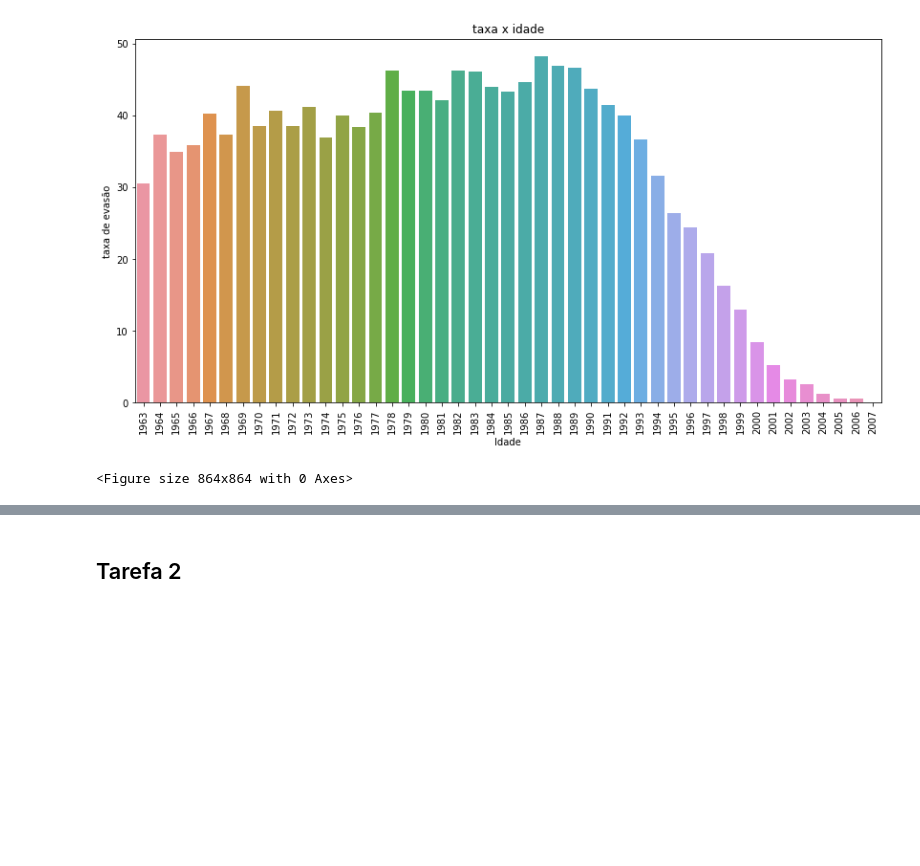
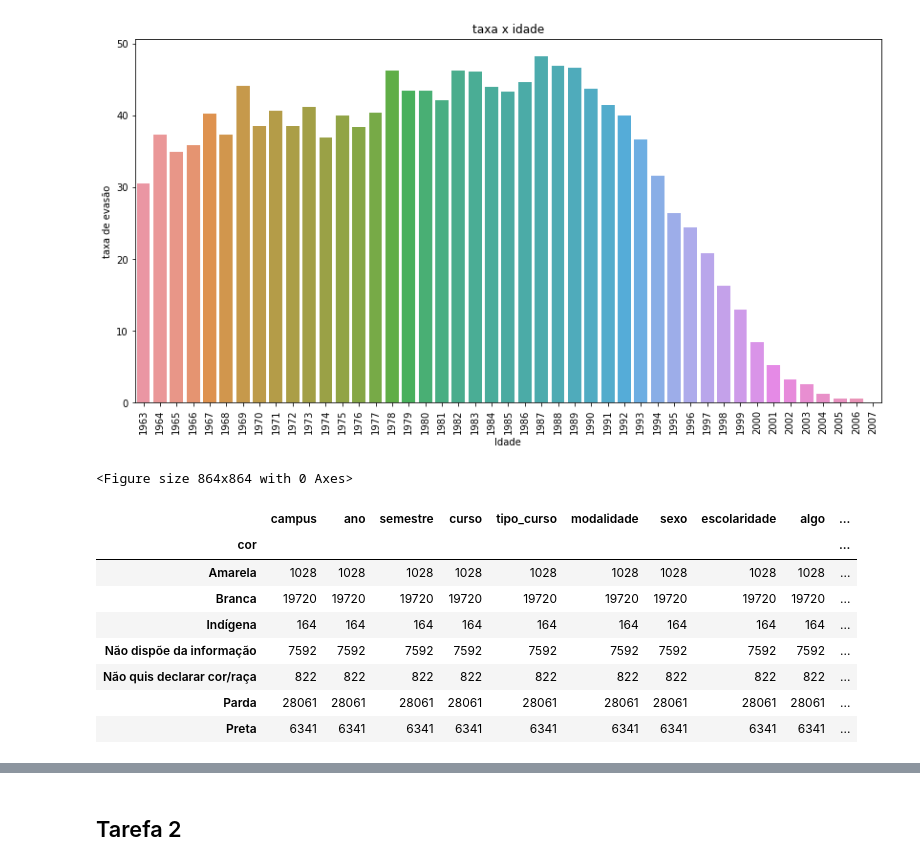
Before and after one commit to znehAC/mineracao_dados, a Jupyter notebook: main3.ipynb, the cells around one changed output, grey strips where cells are left out. Cells and saved outputs as stored; diff of their text form; code cells hidden in the pictures; blank space fills up the shorter version.

```diff
--- a/main3.ipynb
+++ b/main3.ipynb
@@ -529,0 +534,12 @@ plt.show(fig)
+# %%
+questao_3
+# %% [output]
+|  | campus | ano | semestre | curso | tipo_curso | modalidade | sexo | escolaridade | algo | ... |
+| cor |  |  |  |  |  |  |  |  |  | ... |
+| Amarela | 1028 | 1028 | 1028 | 1028 | 1028 | 1028 | 1028 | 1028 | 1028 | ... |
+| Branca | 19720 | 19720 | 19720 | 19720 | 19720 | 19720 | 19720 | 19720 | 19720 | ... |
+| Indígena | 164 | 164 | 164 | 164 | 164 | 164 | 164 | 164 | 164 | ... |
+| Não dispõe da informação | 7592 | 7592 | 7592 | 7592 | 7592 | 7592 | 7592 | 7592 | 7592 | ... |
+| Não quis declarar cor/raça | 822 | 822 | 822 | 822 | 822 | 822 | 822 | 822 | 822 | ... |
+| Parda | 28061 | 28061 | 28061 | 28061 | 28061 | 28061 | 28061 | 28061 | 28061 | ... |
+| Preta | 6341 | 6341 | 6341 | 6341 | 6341 | 6341 | 6341 | 6341 | 6341 | ... |
```
Also changed, not shown: parts of 3 cells of this notebook.
